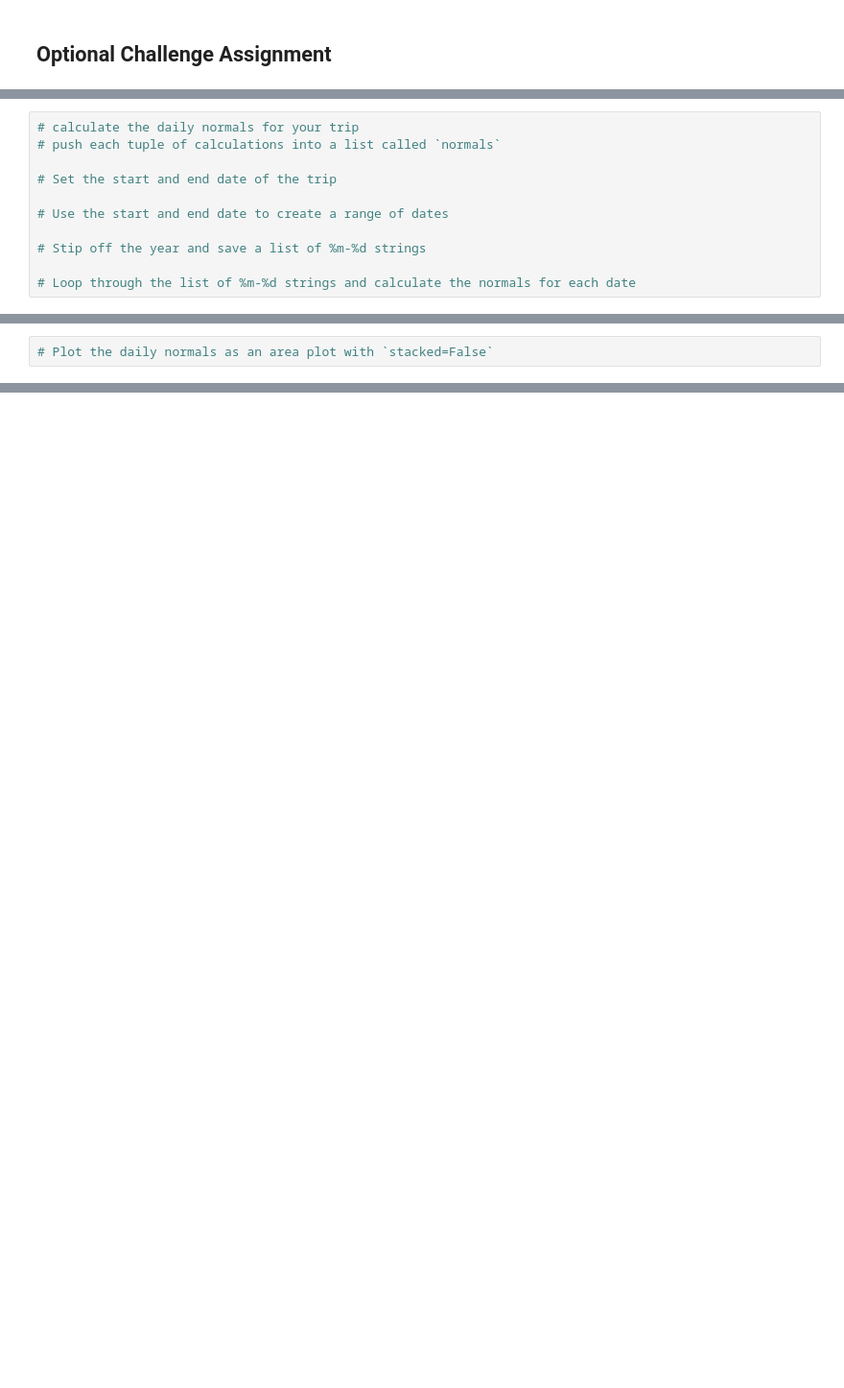
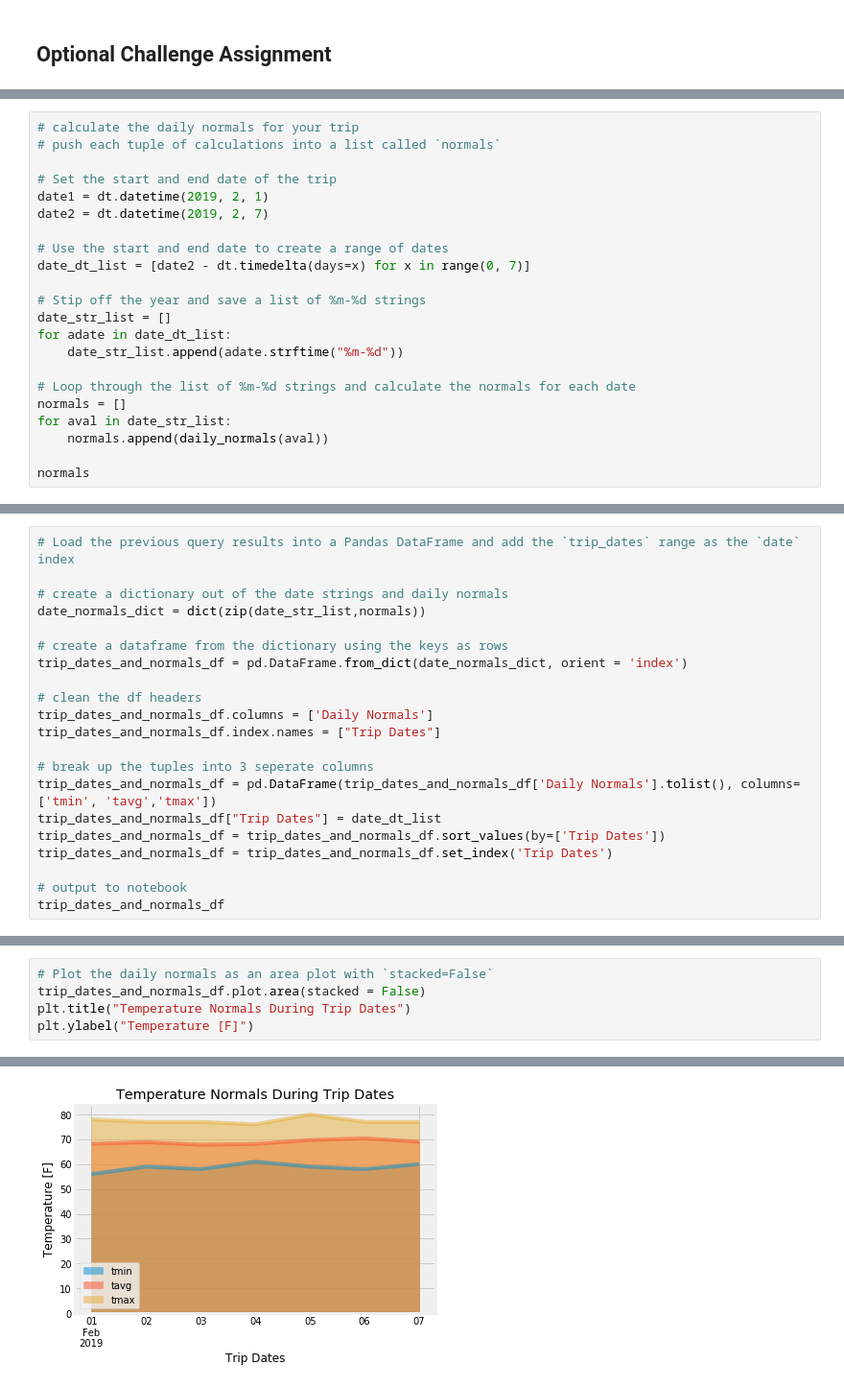
Before and after one commit to ramsun/climate-data-retrival-analysis-and-storgage, a Jupyter notebook: Climate Analysis.ipynb, the cells around one changed output, grey strips where cells are left out. Shown: that part at 96% size. Drawn from its saved outputs; the diff is of its cells as text; blank space fills up the shorter version.

```diff
--- a/Climate Analysis.ipynb
+++ b/Climate Analysis.ipynb
@@ -231,9 +287,20 @@ daily_normals("01-01")
 # push each tuple of calculations into a list called `normals`
 
 # Set the start and end date of the trip
+date1 = dt.datetime(2019, 2, 1)
+date2 = dt.datetime(2019, 2, 7)
 
 # Use the start and end date to create a range of dates
+date_dt_list = [date2 - dt.timedelta(days=x) for x in range(0, 7)]
 
 # Stip off the year and save a list of %m-%d strings
+date_str_list = []
+for adate in date_dt_list:
+    date_str_list.append(adate.strftime("%m-%d"))
 
 # Loop through the list of %m-%d strings and calculate the normals for each date
+normals = []
+for aval in date_str_list:
+    normals.append(daily_normals(aval))
+
+normals
@@ -241,0 +315,21 @@ daily_normals("01-01")
+# %%
+# Load the previous query results into a Pandas DataFrame and add the `trip_dates` range as the `date` index
+
+# create a dictionary out of the date strings and daily normals
+date_normals_dict = dict(zip(date_str_list,normals))
+
+# create a dataframe from the dictionary using the keys as rows
+trip_dates_and_normals_df = pd.DataFrame.from_dict(date_normals_dict, orient = 'index')
+
+# clean the df headers
+trip_dates_and_normals_df.columns = ['Daily Normals']
+trip_dates_and_normals_df.index.names = ["Trip Dates"]
+
+# break up the tuples into 3 seperate columns
+trip_dates_and_normals_df = pd.DataFrame(trip_dates_and_normals_df['Daily Normals'].tolist(), columns=['tmin', 'tavg','tmax'])
+trip_dates_and_normals_df["Trip Dates"] = date_dt_list
+trip_dates_and_normals_df = trip_dates_and_normals_df.sort_values(by=['Trip Dates'])
+trip_dates_and_normals_df = trip_dates_and_normals_df.set_index('Trip Dates')
+
+# output to notebook
+trip_dates_and_normals_df
@@ -242,2 +346,6 @@ daily_normals("01-01")
 # %%
 # Plot the daily normals as an area plot with `stacked=False`
+trip_dates_and_normals_df.plot.area(stacked = False)
+plt.title("Temperature Normals During Trip Dates")
+plt.ylabel("Temperature [F]")
+# %% [output]
@@ -243,0 +353 @@ daily_normals("01-01")
+[figure, added]
```
Also changed, not shown: parts of 13 cells of this notebook.
